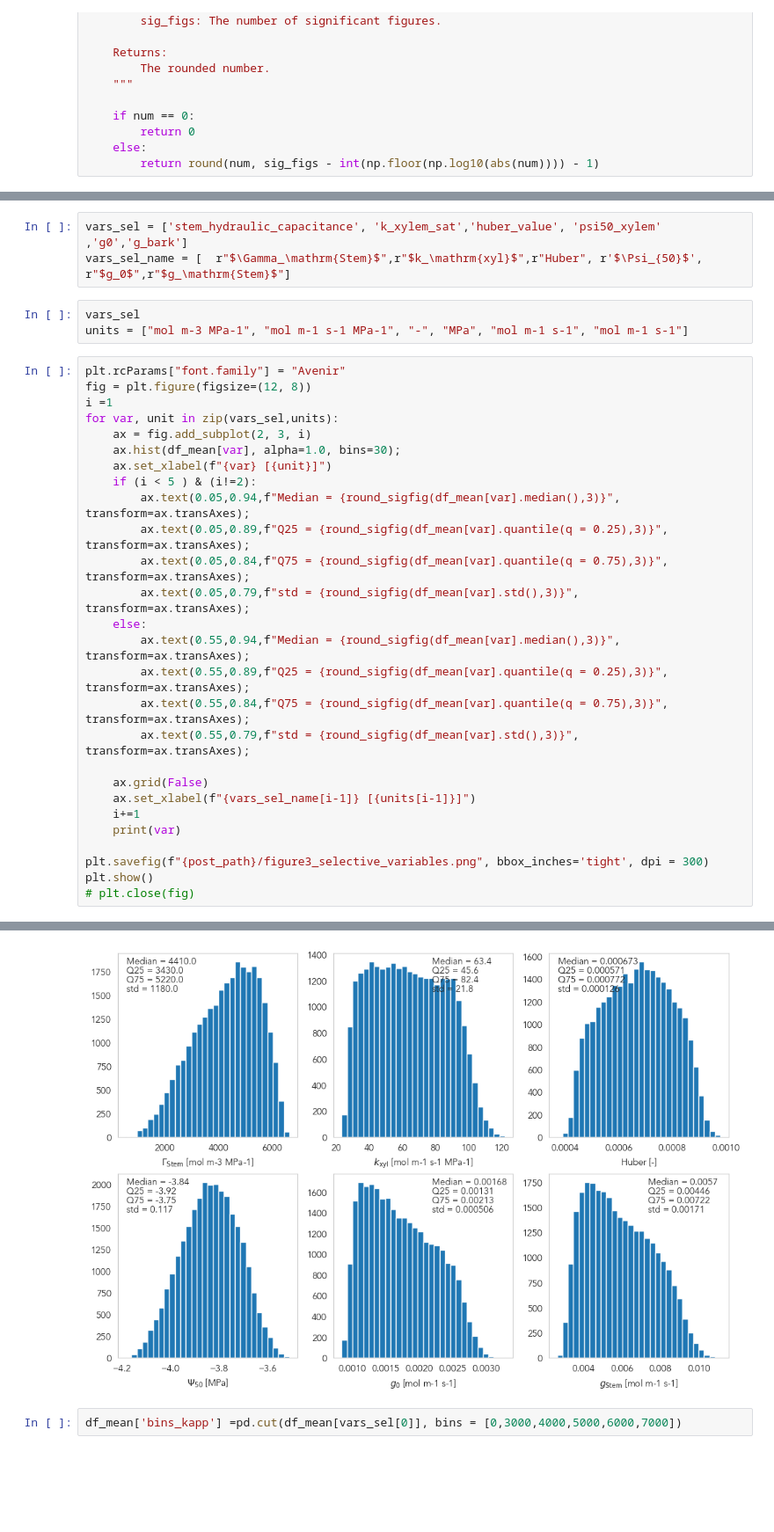
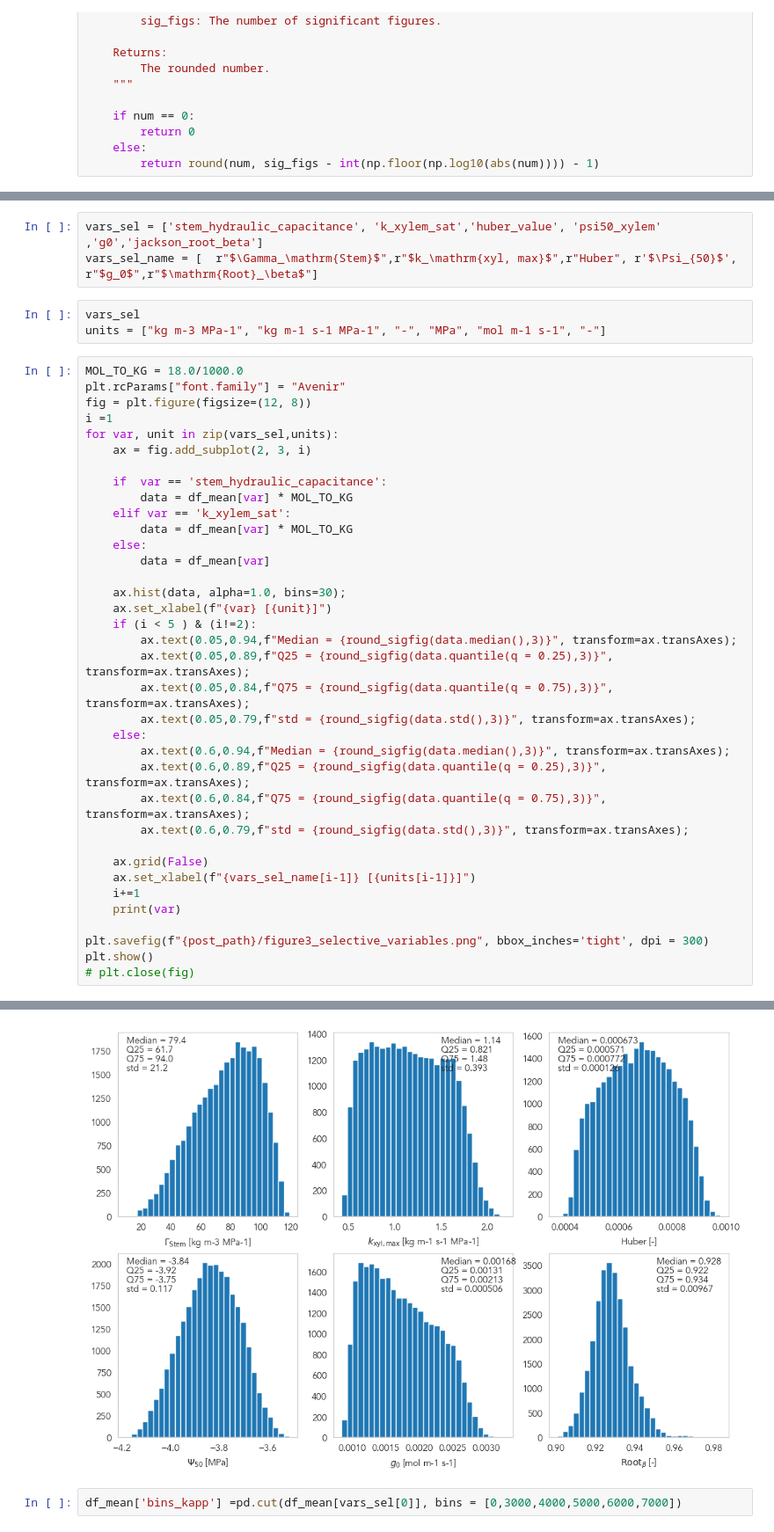
Before and after one commit to PhillipPapastefanou/SimPHony, a Jupyter notebook: appl/swiss/post_processing/ex_con/Figure_3_histograms.ipynb, the cells around one changed output, grey strips where cells are left out. Shown at 88% size. Cells and saved outputs as stored; diff of their text form; blank space fills up the shorter version.

```diff
--- a/appl/swiss/post_processing/ex_con/Figure_3_histograms.ipynb
+++ b/appl/swiss/post_processing/ex_con/Figure_3_histograms.ipynb
@@ -70,27 +70,36 @@ vars_plant
 # %%
-vars_sel = ['stem_hydraulic_capacitance', 'k_xylem_sat','huber_value', 'psi50_xylem' ,'g0','g_bark']
-vars_sel_name = [  r"$\Gamma_\mathrm{Stem}$",r"$k_\mathrm{xyl}$",r"Huber", r'$\Psi_{50}$', r"$g_0$",r"$g_\mathrm{Stem}$"]
+vars_sel = ['stem_hydraulic_capacitance', 'k_xylem_sat','huber_value', 'psi50_xylem' ,'g0','jackson_root_beta']
+vars_sel_name = [  r"$\Gamma_\mathrm{Stem}$",r"$k_\mathrm{xyl, max}$",r"Huber", r'$\Psi_{50}$', r"$g_0$",r"$\mathrm{Root}_\beta$"]
 # %%
 vars_sel
-units = ["mol m-3 MPa-1", "mol m-1 s-1 MPa-1", "-", "MPa", "mol m-1 s-1", "mol m-1 s-1"]
+units = ["kg m-3 MPa-1", "kg m-1 s-1 MPa-1", "-", "MPa", "mol m-1 s-1", "-"]
 # %%
+MOL_TO_KG = 18.0/1000.0
 plt.rcParams["font.family"] = "Avenir"
 fig = plt.figure(figsize=(12, 8))
 i =1
 for var, unit in zip(vars_sel,units):
     ax = fig.add_subplot(2, 3, i)
-    ax.hist(df_mean[var], alpha=1.0, bins=30);
+
+    if  var == 'stem_hydraulic_capacitance':
+        data = df_mean[var] * MOL_TO_KG
+    elif var == 'k_xylem_sat':
+        data = df_mean[var] * MOL_TO_KG
+    else:
+        data = df_mean[var]
+
+    ax.hist(data, alpha=1.0, bins=30);
     ax.set_xlabel(f"{var} [{unit}]")
     if (i < 5 ) & (i!=2):
-        ax.text(0.05,0.94,f"Median = {round_sigfig(df_mean[var].median(),3)}", transform=ax.transAxes);
-        ax.text(0.05,0.89,f"Q25 = {round_sigfig(df_mean[var].quantile(q = 0.25),3)}", transform=ax.transAxes);
-        ax.text(0.05,0.84,f"Q75 = {round_sigfig(df_mean[var].quantile(q = 0.75),3)}", transform=ax.transAxes);
-        ax.text(0.05,0.79,f"std = {round_sigfig(df_mean[var].std(),3)}", transform=ax.transAxes);
+        ax.text(0.05,0.94,f"Median = {round_sigfig(data.median(),3)}", transform=ax.transAxes);
+        ax.text(0.05,0.89,f"Q25 = {round_sigfig(data.quantile(q = 0.25),3)}", transform=ax.transAxes);
+        ax.text(0.05,0.84,f"Q75 = {round_sigfig(data.quantile(q = 0.75),3)}", transform=ax.transAxes);
+        ax.text(0.05,0.79,f"std = {round_sigfig(data.std(),3)}", transform=ax.transAxes);
     else:
-        ax.text(0.55,0.94,f"Median = {round_sigfig(df_mean[var].median(),3)}", transform=ax.transAxes);
-        ax.text(0.55,0.89,f"Q25 = {round_sigfig(df_mean[var].quantile(q = 0.25),3)}", transform=ax.transAxes);
-        ax.text(0.55,0.84,f"Q75 = {round_sigfig(df_mean[var].quantile(q = 0.75),3)}", transform=ax.transAxes);
-        ax.text(0.55,0.79,f"std = {round_sigfig(df_mean[var].std(),3)}", transform=ax.transAxes);
+        ax.text(0.6,0.94,f"Median = {round_sigfig(data.median(),3)}", transform=ax.transAxes);
+        ax.text(0.6,0.89,f"Q25 = {round_sigfig(data.quantile(q = 0.25),3)}", transform=ax.transAxes);
+        ax.text(0.6,0.84,f"Q75 = {round_sigfig(data.quantile(q = 0.75),3)}", transform=ax.transAxes);
+        ax.text(0.6,0.79,f"std = {round_sigfig(data.std(),3)}", transform=ax.transAxes);
 
     ax.grid(False)
     ax.set_xlabel(f"{vars_sel_name[i-1]} [{units[i-1]}]")
@@ -110,4 +119,4 @@ g_bark
-[figure, old version]
+[figure, new version]
 # %%
 df_mean['bins_kapp'] =pd.cut(df_mean[vars_sel[0]], bins = [0,3000,4000,5000,6000,7000])
 # %%
```
Also changed, not shown: parts of 2 cells of this notebook, 1 other file.
